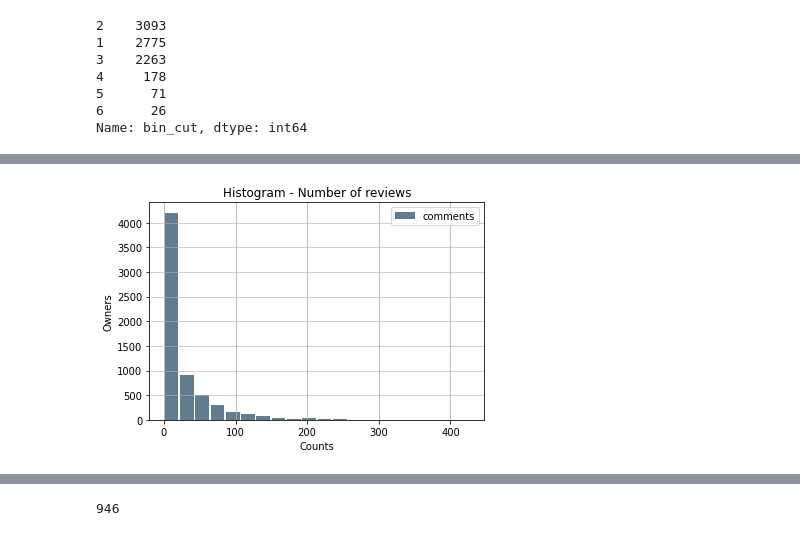
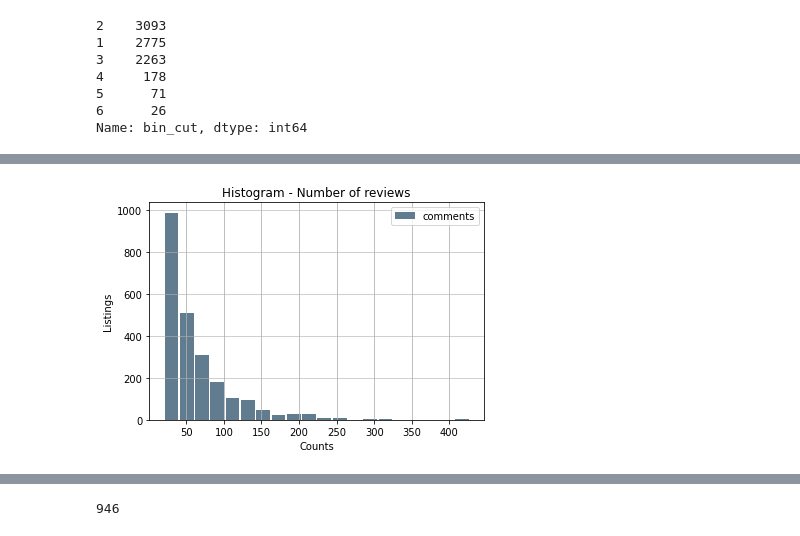
Before and after one commit to dianaionascu15/airbnb-nlp, a Jupyter notebook: airbnb_nlp.ipynb, the cells around one changed output, grey strips where cells are left out. Drawn from its saved outputs; the diff is of its cells as text; code cells hidden in the pictures.

```diff
--- a/airbnb_nlp.ipynb
+++ b/airbnb_nlp.ipynb
@@ -252,7 +290,3 @@ print(reviews_cols)
 # %%
-#df = reviewsDf.groupby('listing_id')['comments'].nunique()
-## max comments no. = 425
-## min comments no. = 1
-
 ## nunique returns a series. agg returns a df
-df = reviews.groupby('listing_id').agg({'comments': pd.Series.nunique}) ##6428
+reviews_check = reviews.groupby('listing_id').agg({'comments': pd.Series.nunique}) ##6428
@@ -259,11 +304,13 @@ df = reviews.groupby('listing_id').agg({'comments': pd.Series.nunique}) ##6428
+# %%
+## Select listings with >= n reviews
+reviews_check = reviews_check[reviews_check.comments >=10] ##2349 listings with >=20 comments. 3409 with >= 10 comments.
 # %%
-#
-size, scale = 1000, 10
-df.plot.hist(grid=True, bins=20, rwidth=0.9,
+# size, scale = 1000, 10
+reviews_check.plot.hist(grid=True, bins=20, rwidth=0.9,
                    color='#607c8e')
 plt.title('Histogram - Number of reviews')
 plt.xlabel('Counts')
-plt.ylabel('Owners')
+plt.ylabel('Listings')
 plt.grid(axis='y', alpha=0.75)
 # %% [output]
-[figure, old version]
+[figure, new version]
```
Also changed, not shown: parts of 48 cells of this notebook.
